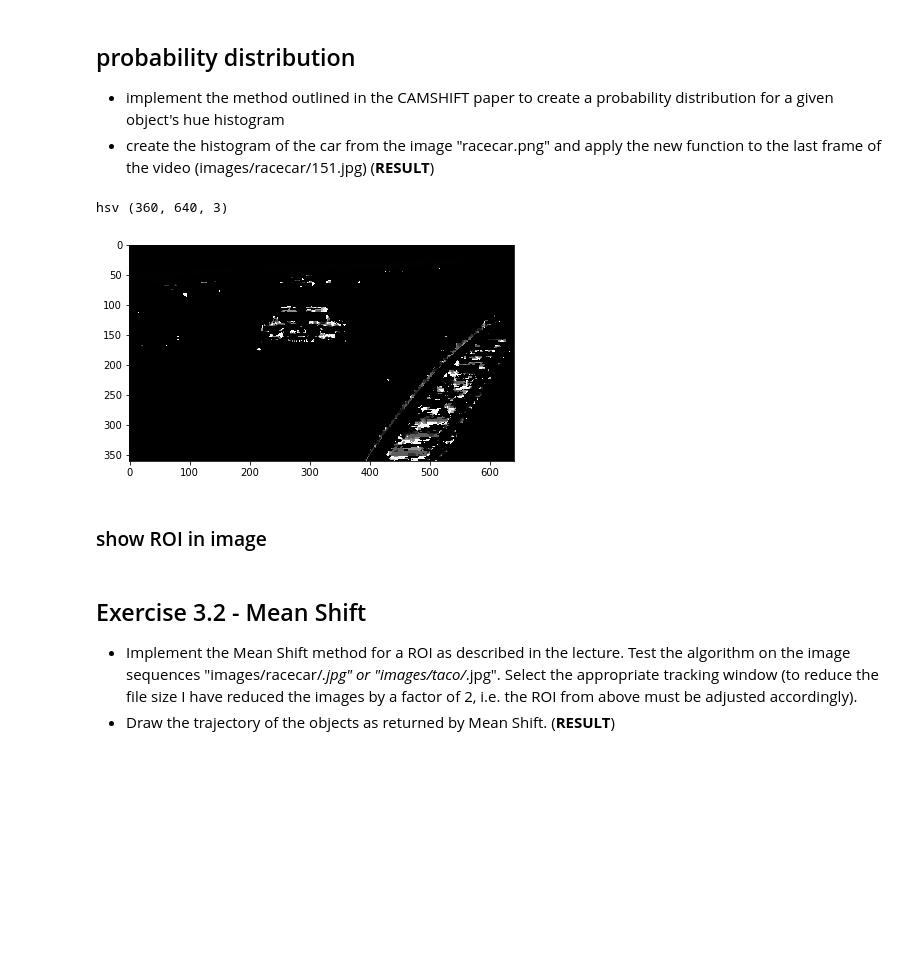
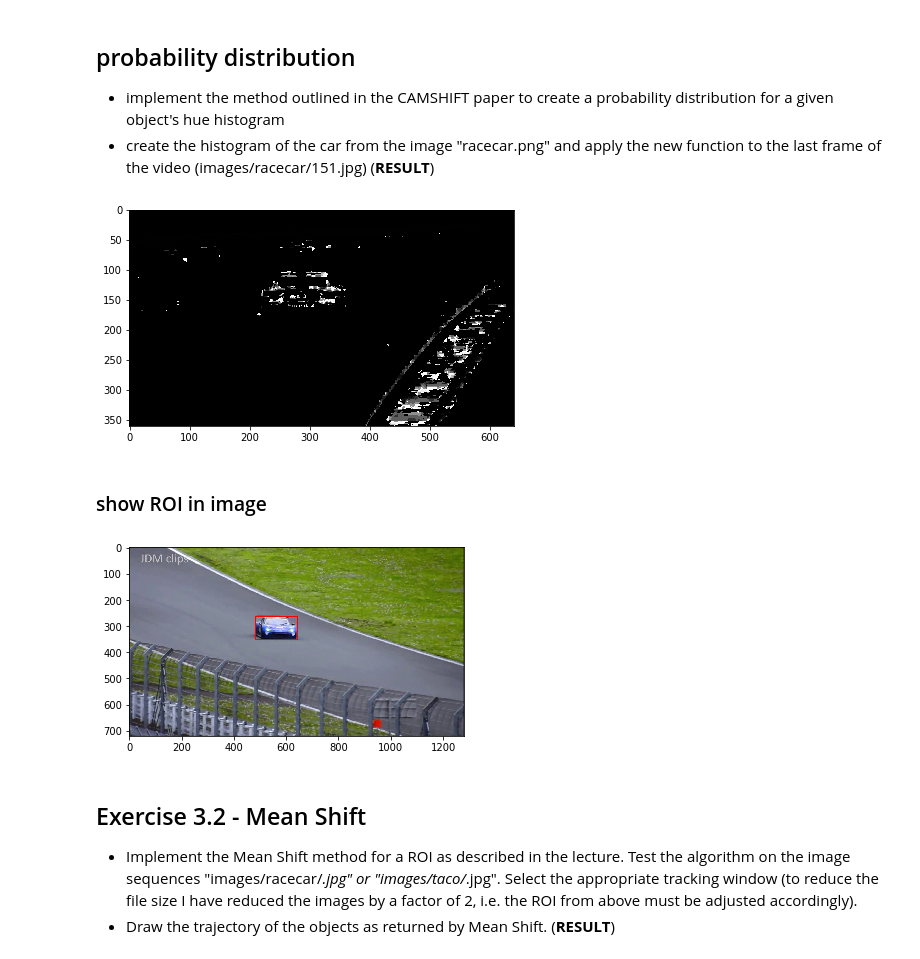
Before and after one commit to jneuendorf/cv1920_assignments, a Jupyter notebook: 03a_CAMSHIFT.ipynb, the cells around one changed output. Cells and saved outputs as stored; diff of their text form; code cells hidden in the pictures; blank space fills up the shorter version.

```diff
--- a/03a_CAMSHIFT.ipynb
+++ b/03a_CAMSHIFT.ipynb
@@ -104,14 +104,16 @@ def create_prob_distribution(img, hist, bin_edges, min_saturation, min_value):
     img_hsv = color.rgb2hsv(img)
     # We want grayscale.
     prob_dist = np.zeros((img.shape[0], img.shape[1]))
-    print('hsv', img_hsv.shape)
+#     print('hsv', img_hsv.shape)
     # Ignore irrelevant pixels (see page 3 in the paper).
     indices = np.logical_and(img_hsv[:, :, 1] >= min_saturation, img_hsv[:, :, 2] >= min_value)
 #     print('indices', indices.shape)
-    hues = img_hsv[indices, 0]#[:, :, 0]
+    hues = img_hsv[indices, 0]
 #     print('hues', hues.shape)
     binned_hues = np.digitize(hues, bin_edges)
 #     print('>', binned_hues.shape)
+    max_index = len(bin_edges) - 1
+    binned_hues[np.where(binned_hues == max_index)] -= 1
     prob_dist[indices] = hist[binned_hues]
     return prob_dist
 
@@ -123,26 +125,27 @@ io.imshow(prob_dist)
 
 None
 # %% [output]
-hsv (360, 640, 3)
 [figure]
 # %% [markdown]
 ### show ROI in image
 # %%
-def drawROI(image, x, y, width, height, out = plt):
-    currentAxis = plt.gca()
-    currentAxis.add_patch(
+def draw_roi(image, x, y, width, height, out=plt):
+    ax = plt.gca()
+    ax.add_patch(
         patches.Rectangle(
             (x, y),
             width,
             height,
             fill=False,
             edgecolor="red"
         )
     )
 
     out.imshow(image)
 
-# showRoiFrame(image, 480, 260, 160, 90)
+draw_roi(image, 480, 260, 160, 90)
+# %% [output]
+[figure, added]
 # %% [markdown]
 ## Exercise 3.2 - Mean Shift
 * Implement the Mean Shift method for a ROI as described in the lecture. Test the algorithm on the image sequences "images/racecar/*.jpg" or "images/taco/*.jpg". Select the appropriate tracking window (to reduce the file size I have reduced the images by a factor of 2, i.e. the ROI from above must be adjusted accordingly).
```
Also changed, not shown: parts of 1 cell of this notebook.
